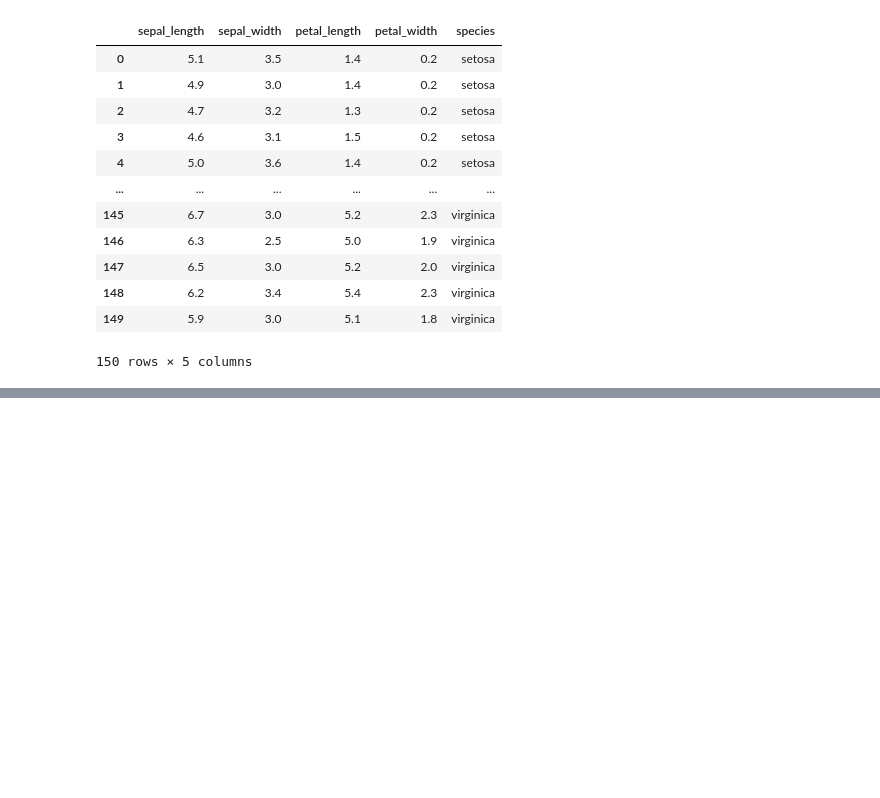
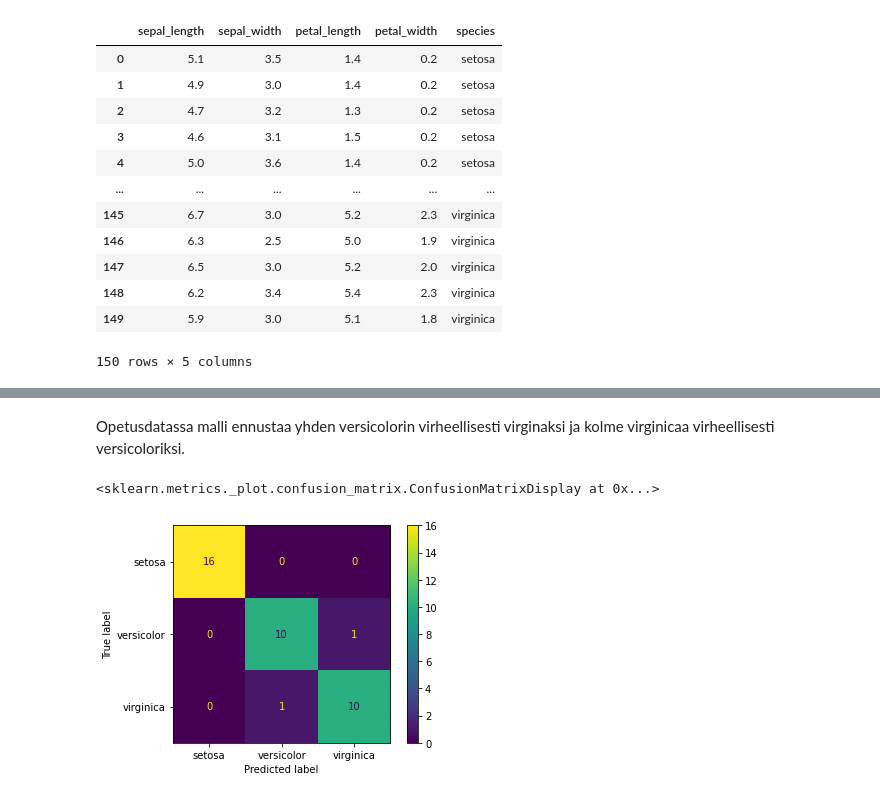
Before and after one commit to taanila/koneoppiminen, a Jupyter notebook: iris.ipynb, the cells around one changed output, grey strips where cells are left out. Cells and saved outputs as stored; diff of their text form; code cells hidden in the pictures; blank space fills up the shorter version.

```diff
--- a/iris.ipynb
+++ b/iris.ipynb
@@ -192,0 +141,12 @@ Data-analytiikka Pythonilla: https://tilastoapu.wordpress.com/python/
+# %% [markdown]
+Opetusdatassa malli ennustaa yhden versicolorin virheellisesti virginaksi ja kolme virginicaa virheellisesti versicoloriksi.
+# %%
+# Confusion-matriisi testidatalle
+cm = confusion_matrix(y_test, y_test_malli)
+ConfusionMatrixDisplay(confusion_matrix = cm, display_labels = ['setosa', 'versicolor', 'virginica']).plot()
+
+# Vanhemmissa versioissa toimii seuraava:
+#plot_confusion_matrix(malli, X_test, y_test)
+# %% [output]
+<sklearn.metrics._plot.confusion_matrix.ConfusionMatrixDisplay at 0x...>
+[figure, added]
```
Also changed, not shown: parts of 40 cells of this notebook.
